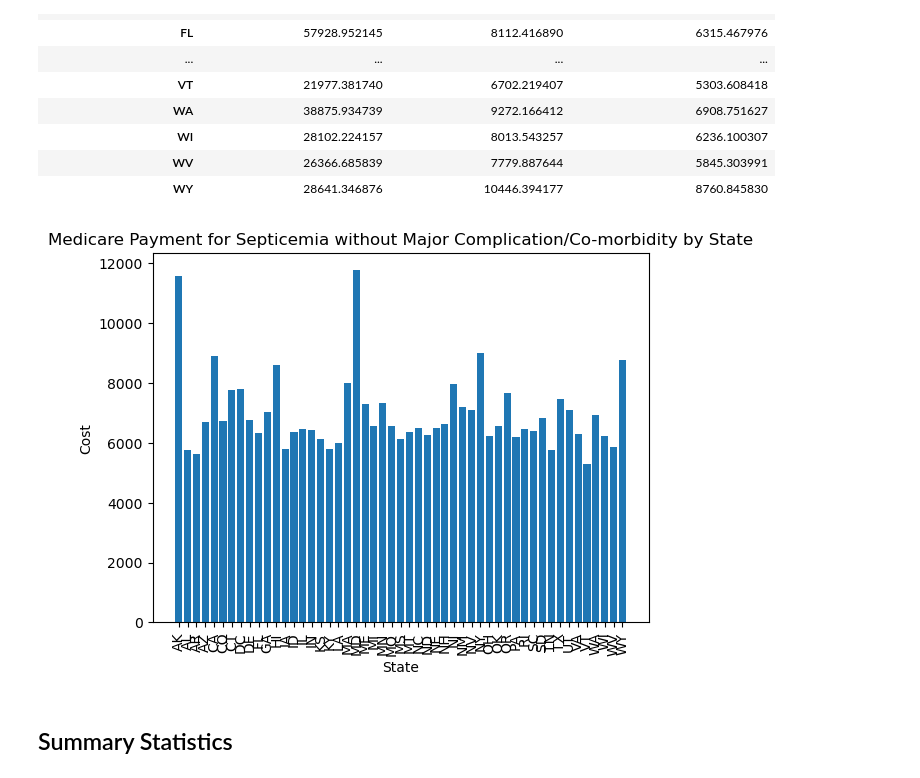
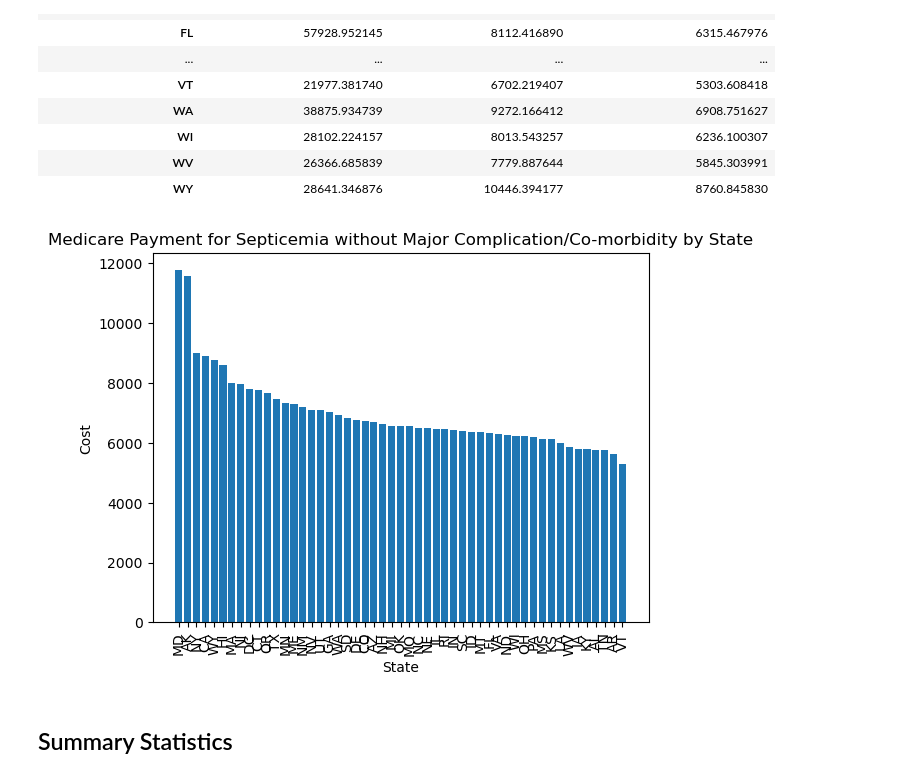
Before and after one commit to kgndirangu/project1, a Jupyter notebook: medicare.ipynb, the cells around one changed output. Drawn from its saved outputs; the diff is of its cells as text; code cells hidden in the pictures.

```diff
--- a/medicare.ipynb
+++ b/medicare.ipynb
@@ -190,15 +238,16 @@ cost_summary_sep
 | WY | 28641.346876 | 10446.394177 | 8760.845830 |
 # %%
 # Create a bar chart of medicare payments by state
-height = cost_summary_sep["Average Medicare Payment Amount"]
+height = cost_summary_sep["Average Medicare Payment Amount"].sort_values(ascending=False)
 
-plt.bar(x=cost_summary_sep.index, height=height)
+plt.bar(x=height.index, height=height)
 plt.title("Medicare Payment for Septicemia without Major Complication/Co-morbidity by State")
 plt.xlabel("State")
 plt.ylabel("Cost")
 plt.xticks(rotation = 90)
+plt.savefig("Chart2.png")
 plt.show()
 # %% [output]
-[figure, old version]
+[figure, new version]
 # %%
 #Create dataset with only top 5 diagnoses
```
Also changed, not shown: parts of 7 cells of this notebook, 2 other files.
